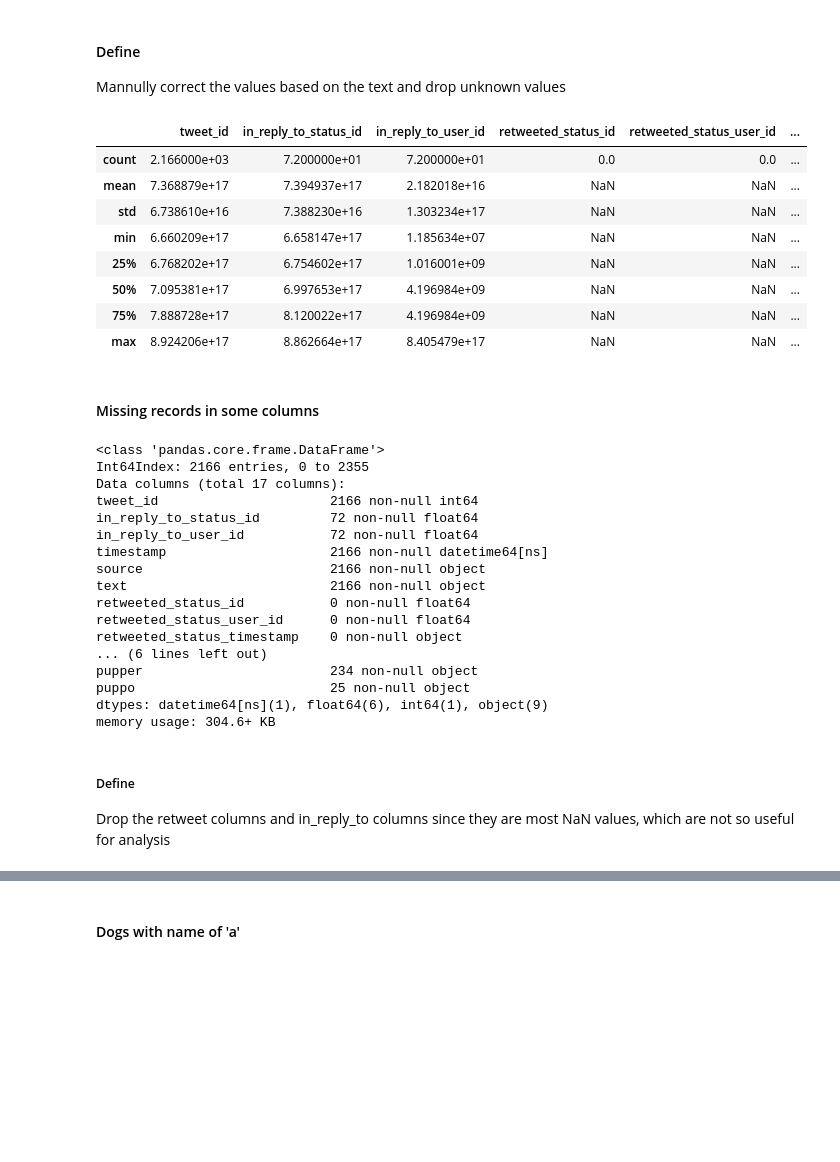
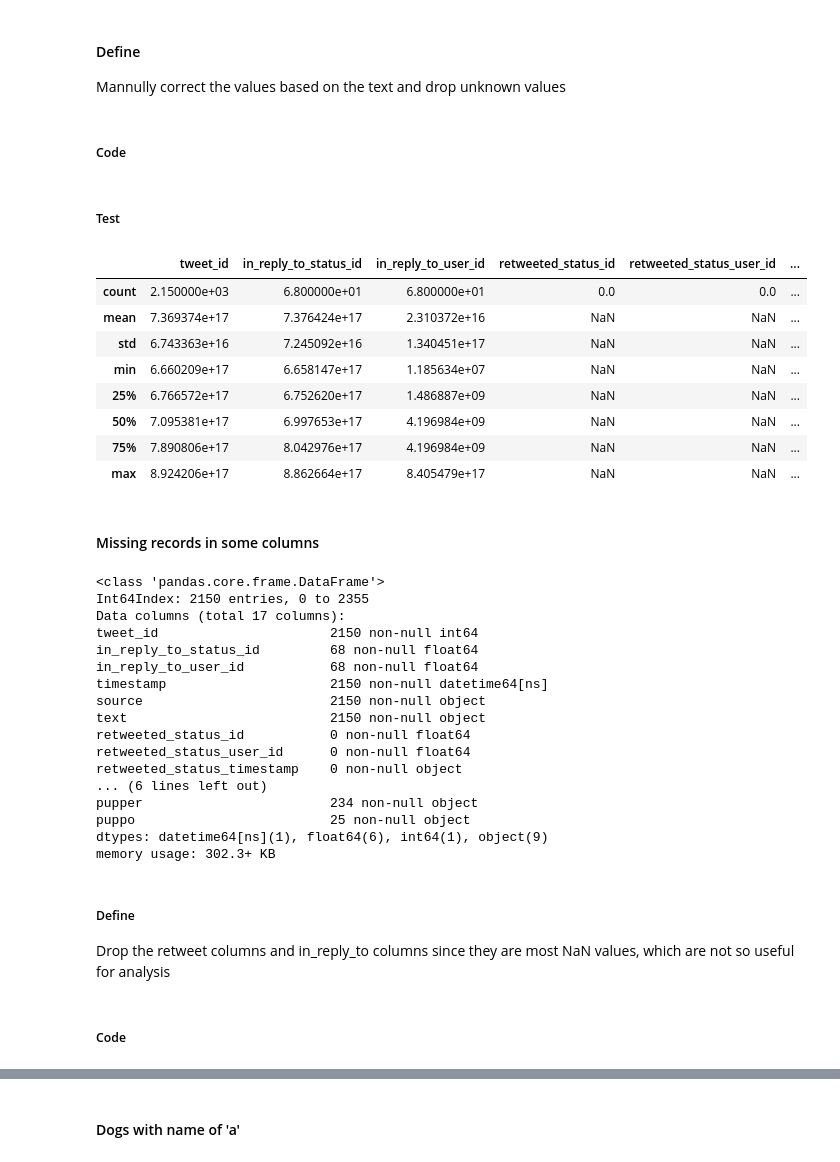
Before and after one commit to YunpengCai/Data_wrangling_udacity, a Jupyter notebook: wrangle_act.ipynb, the cells around one changed output, grey strips where cells are left out. Cells and saved outputs as stored; diff of their text form; code cells hidden in the pictures; blank space fills up the shorter version.

```diff
--- a/wrangle_act.ipynb
+++ b/wrangle_act.ipynb
@@ -283,6 +341,2 @@ dtype: object
 # %% [markdown]
 #### Outliers in rating numerator column
-# %%
-# A closer look at the tweet text found it was due to multiple dogs in the picture or some unknown mistakes
-pd.set_option('display.max_colwidth', -1)
-tweet_archive[['text', 'rating_numerator', 'rating_denominator']].query("rating_numerator<0 or rating_numerator>14")
@@ -330,0 +348,4 @@ tweet_archive.drop(index=error_row_index, axis=0, inplace=True)
+# %%
+rating = tweet_archive_clean.text.str.extract('((?:\d+\.)?\d+)\/(\d+)', expand=True)
+tweet_archive_clean['rating_numerator']=rating.loc[:,0].astype(float)
+tweet_archive_clean['rating_denominator']=rating.loc[:,1].astype(float)
@@ -330,0 +392,3 @@ tweet_archive.drop(index=error_row_index, axis=0, inplace=True)
+# %%
+multi_dogs=tweet_archive_clean[['text','rating_numerator','rating_denominator']].query('rating_numerator>14')
+tweet_archive_clean.drop(multi_dogs.index, axis=0, inplace=True)
@@ -357,43 +423,47 @@ tweet_archive[['text', 'rating_numerator', 'rating_denominator']].query('rating_
 # %% [markdown]
 #### Define
 Mannully correct the values based on the text and drop unknown values
+# %% [markdown]
+##### Code
 # %%
-tweet_archive.loc[1068,'rating_numerator']=13
-tweet_archive.loc[1068,'rating_denominator']=10
-tweet_archive.loc[1165,'rating_numerator']=13
-tweet_archive.loc[1165,'rating_denominator']=10
-tweet_archive.loc[1662,'rating_numerator']=10
-tweet_archive.loc[1662,'rating_denominator']=10
-tweet_archive.loc[2335,'rating_numerator']=10
-tweet_archive.loc[2335,'rating_denominator']=10
-tweet_archive.drop(index=[342,1598], axis=0, inplace=True)
+tweet_archive_clean.loc[1068,'rating_numerator']=13
+tweet_archive_clean.loc[1068,'rating_denominator']=10
+tweet_archive_clean.loc[1165,'rating_numerator']=13
+tweet_archive_clean.loc[1165,'rating_denominator']=10
+tweet_archive_clean.loc[1662,'rating_numerator']=10
+tweet_archive_clean.loc[1662,'rating_denominator']=10
+tweet_archive_clean.loc[2335,'rating_numerator']=9
+tweet_archive_clean.loc[2335,'rating_denominator']=10
+tweet_archive_clean.drop(index=[342,1598], axis=0, inplace=True)
+# %% [markdown]
+##### Test
 # %%
 # Now the rating denominator all has a scale of 10
-tweet_archive.describe()
+tweet_archive_clean.describe()
 # %% [output]
 |  | tweet_id | in_reply_to_status_id | in_reply_to_user_id | retweeted_status_id | retweeted_status_user_id | ... |
-| count | 2.166000e+03 | 7.200000e+01 | 7.200000e+01 | 0.0 | 0.0 | ... |
-| mean | 7.368879e+17 | 7.394937e+17 | 2.182018e+16 | NaN | NaN | ... |
-| std | 6.738610e+16 | 7.388230e+16 | 1.303234e+17 | NaN | NaN | ... |
+| count | 2.150000e+03 | 6.800000e+01 | 6.800000e+01 | 0.0 | 0.0 | ... |
+| mean | 7.369374e+17 | 7.376424e+17 | 2.310372e+16 | NaN | NaN | ... |
+| std | 6.743363e+16 | 7.245092e+16 | 1.340451e+17 | NaN | NaN | ... |
 | min | 6.660209e+17 | 6.658147e+17 | 1.185634e+07 | NaN | NaN | ... |
-| 25% | 6.768202e+17 | 6.754602e+17 | 1.016001e+09 | NaN | NaN | ... |
+| 25% | 6.766572e+17 | 6.752620e+17 | 1.486887e+09 | NaN | NaN | ... |
 | 50% | 7.095381e+17 | 6.997653e+17 | 4.196984e+09 | NaN | NaN | ... |
-| 75% | 7.888728e+17 | 8.120022e+17 | 4.196984e+09 | NaN | NaN | ... |
+| 75% | 7.890806e+17 | 8.042976e+17 | 4.196984e+09 | NaN | NaN | ... |
 | max | 8.924206e+17 | 8.862664e+17 | 8.405479e+17 | NaN | NaN | ... |
 # %% [markdown]
 ####  Missing records in some columns
 # %%
-tweet_archive.info()
+tweet_archive_clean.info()
 # %% [output]
 <class 'pandas.core.frame.DataFrame'>
-Int64Index: 2166 entries, 0 to 2355
+Int64Index: 2150 entries, 0 to 2355
 Data columns (total 17 columns):
-tweet_id                      2166 non-null int64
-in_reply_to_status_id         72 non-null float64
-in_reply_to_user_id           72 non-null float64
-timestamp                     2166 non-null datetime64[ns]
-source                        2166 non-null object
-text                          2166 non-null object
+tweet_id                      2150 non-null int64
+in_reply_to_status_id         68 non-null float64
+in_reply_to_user_id           68 non-null float64
+timestamp                     2150 non-null datetime64[ns]
+source                        2150 non-null object
+text                          2150 non-null object
 retweeted_status_id           0 non-null float64
 retweeted_status_user_id      0 non-null float64
 retweeted_status_timestamp    0 non-null object
@@ -401,8 +471,10 @@ retweeted_status_timestamp    0 non-null object
 pupper                        234 non-null object
 puppo                         25 non-null object
 dtypes: datetime64[ns](1), float64(6), int64(1), object(9)
-memory usage: 304.6+ KB
+memory usage: 302.3+ KB
 # %% [markdown]
 ##### Define
 Drop the retweet columns and in_reply_to columns since they are most NaN values, which are not so useful for analysis
+# %% [markdown]
+##### Code
 # %%
```
Also changed, not shown: parts of 91 cells of this notebook, 3 other files.
